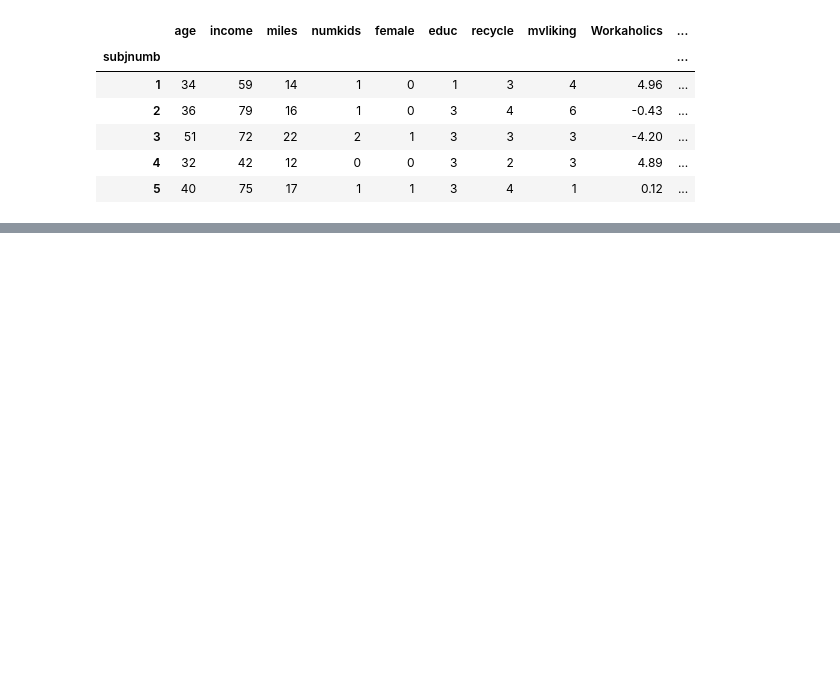
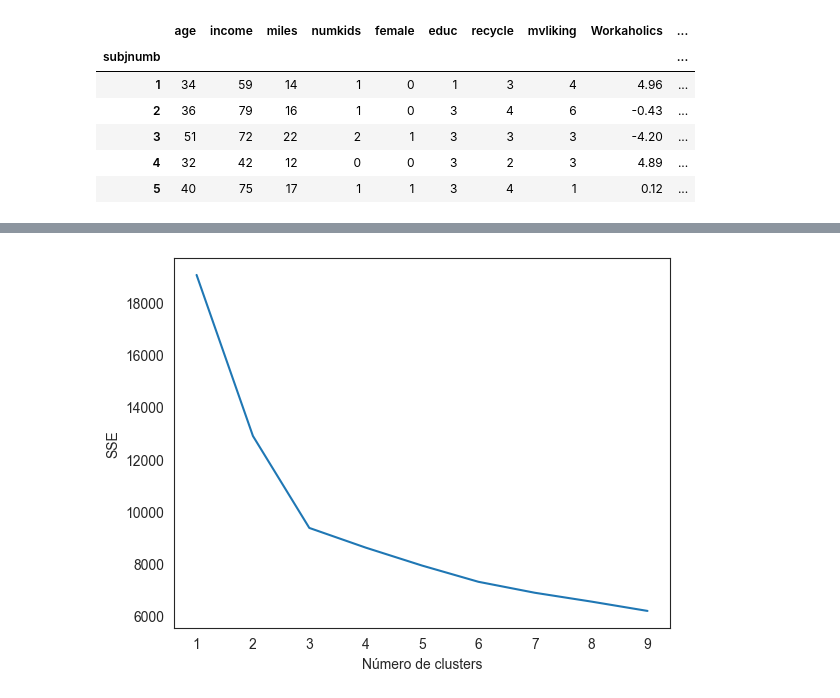
Before and after one commit to lazarocordeirosilva/SegmentacaoClientes, a Jupyter notebook: notebook/SegmentacaoClientes.ipynb, the cells around one changed output, grey strips where cells are left out. Cells and saved outputs as stored; diff of their text form; code cells hidden in the pictures; blank space fills up the shorter version.

```diff
--- a/notebook/SegmentacaoClientes.ipynb
+++ b/notebook/SegmentacaoClientes.ipynb
@@ -649,0 +657,23 @@ df_pca_final.head()
+# %%
+# Definindo um dicionário para os valores da métrica SSE
+sse = {}
+
+# Serão testados de 1 a 9 clusters e a métrica SSE será analisada para que seja possível escolher o melhor número de clusters
+# Para isso, será utilizado o gráfico do cotovelo
+for num_clusters in range (1,10):
+    kmeans = KMeans(n_clusters = num_clusters, max_iter= 1000).fit(df_pca_final.loc[:, nomes_componentes])
+
+# É importante notar que toda a análise de cluster será feita com base nos componentes principais constrúidos na primeira
+# parte do projeto
+
+    # Adicionando número de clusters do loop no dicionário 'sse' como chaves e a métrica correspondente como valores
+    sse[num_clusters] = kmeans.inertia_
+
+# Plotando chaves e valores do dicionário (número de clusters e sse referente a eles)
+plt.figure()
+plt.plot(list(sse.keys()), list(sse.values())) # Transformando dict_keys e dict_values em lista de valores para plotá-los
+plt.xlabel("Número de clusters") # Definindo legenda para eixo x
+plt.ylabel("SSE") # Definindo legenda para eixo y
+plt.show()
+# %% [output]
+[figure, added]
```
Also changed, not shown: parts of 18 cells of this notebook.
